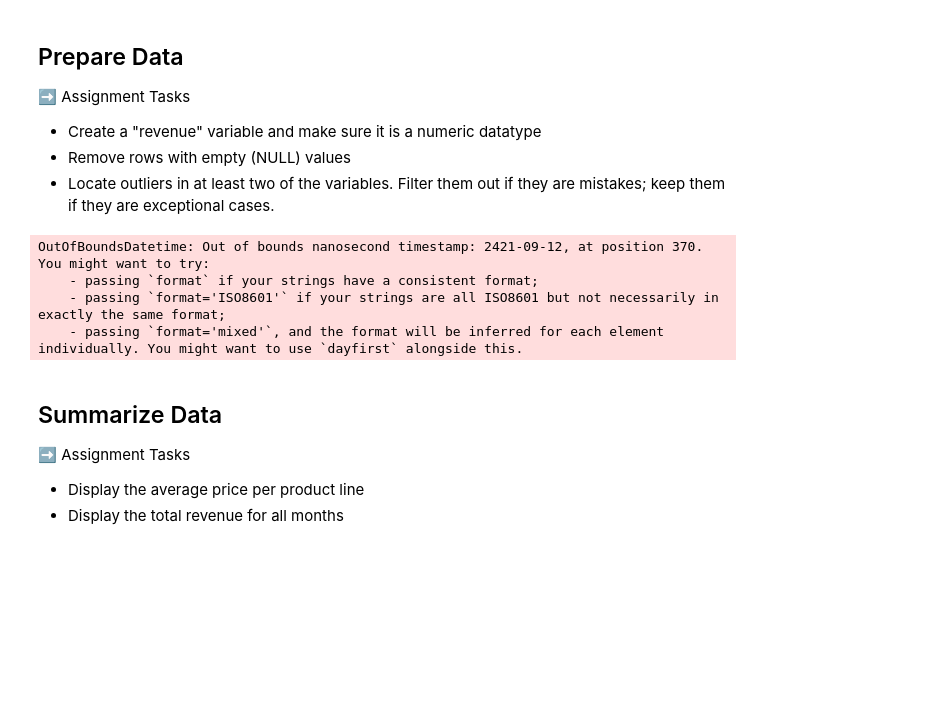
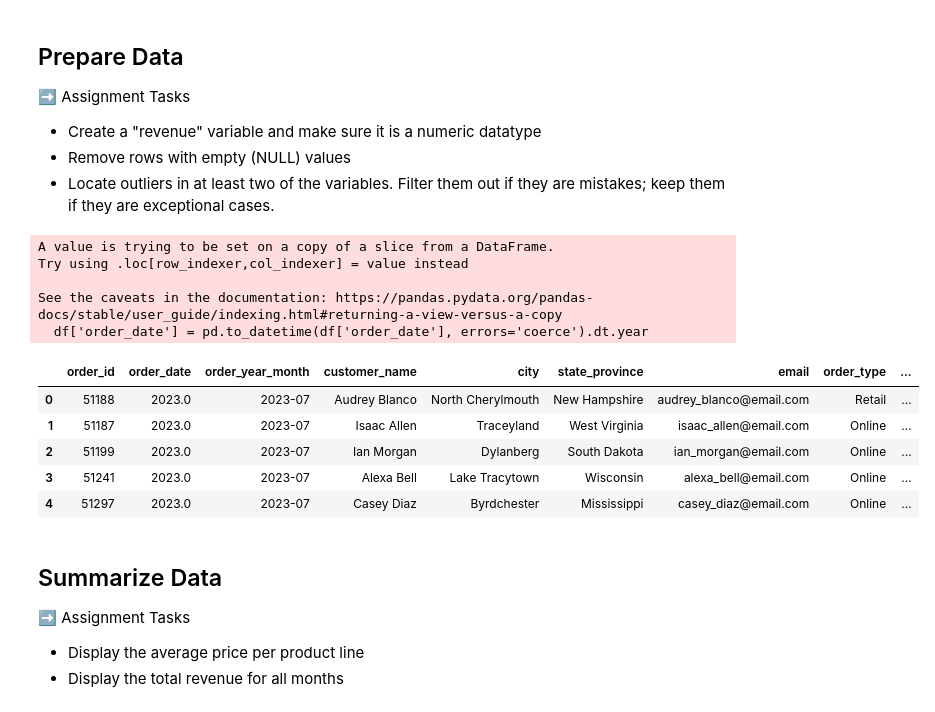
Before and after one commit to MHN-Main/4487, a Jupyter notebook: Labs/Scripts/lab_03_retailer_intro.ipynb, the cells around one changed output. Drawn from its saved outputs; the diff is of its cells as text; code cells hidden in the pictures; blank space fills up the shorter version.

```diff
--- a/Labs/Scripts/lab_03_retailer_intro.ipynb
+++ b/Labs/Scripts/lab_03_retailer_intro.ipynb
@@ -47,7 +47,7 @@ import numpy as np
 - Import data from the SuperStore retail dataset into a dataframe (in GitHub go to Labs > DataSets)
 - Describe or profile the dataframe
 # %%
-df = pd.read_csv('https://github.com/Stan-Pugsley/is_4487_base/blob/main/Labs/DataSets/superstore_retail_orders.csv?raw=true')
+df = pd.read_csv('superstore_retail_orders.csv')
 print(df)
 # %% [output]
        order_id  order_date order_year_month     customer_name  \
@@ -74,38 +74,29 @@ print(df)
 - Create a "revenue" variable and make sure it is a numeric datatype
 - Remove rows with empty (NULL) values
 - Locate outliers in at least two of the variables.   Filter them out if they are mistakes; keep them if they are exceptional cases.
-# %%
-#Create "revenue" var
-df['revenue'] = df['quantity'] * df['product_price']
-
-#Remove NULL rows
-df_clean = df.dropna()
-
-
-#Locate outliers in price
-def detect_outliers_iqr(data):
-    q1 = np.percentile(data, 25)
-    q3 = np.percentile(data, 75)
-    iqr = q3 - q1
-    lower_bound = q1 - 1.5 * iqr
-    upper_bound = q3 + 1.5 * iqr
-    outliers = np.where((data < lower_bound) | (data > upper_bound))[0]
-    return outliers
-
-
-price_outliers = detect_outliers_iqr(df_clean['product_price'])
-
-df_filtered = df_clean.drop(df_clean.index[price_outliers])
-
-#convert order_year_month
-df['order_date'] = pd.to_datetime(df['order_date']).dt.year
-df_filteredfin = df[(df['order_date'] <= 1922) & (df['order_date'] >= 2421)]
-df_filteredfin.head()
-# %% [output]
-OutOfBoundsDatetime: Out of bounds nanosecond timestamp: 2421-09-12, at position 370. You might want to try:
-    - passing `format` if your strings have a consistent format;
-    - passing `format='ISO8601'` if your strings are all ISO8601 but not necessarily in exactly the same format;
-    - passing `format='mixed'`, and the format will be inferred for each element individually. You might want to use `dayfirst` alongside this.
+# %%
+#create revenue var
+df['revenue'] = df['quantity'] * df['product_price']
+
+#remove null rows
+df = df.dropna()
+
+#filter outliers
+df['order_date'] = pd.to_datetime(df['order_date'], errors='coerce').dt.year
+df_filtered = df[(df['order_date'] >= 2022) & (df['order_date'] <= 2024)]
+df_filtered.head()
+# %% [output]
+A value is trying to be set on a copy of a slice from a DataFrame.
+Try using .loc[row_indexer,col_indexer] = value instead
+
+See the caveats in the documentation: https://pandas.pydata.org/pandas-docs/stable/user_guide/indexing.html#returning-a-view-versus-a-copy
+  df['order_date'] = pd.to_datetime(df['order_date'], errors='coerce').dt.year
+|  | order_id | order_date | order_year_month | customer_name | city | state_province | email | order_type | ... |
+| 0 | 51188 | 2023.0 | 2023-07 | Audrey Blanco | North Cherylmouth | New Hampshire | audrey_blanco@email.com | Retail | ... |
+| 1 | 51187 | 2023.0 | 2023-07 | Isaac Allen | Traceyland | West Virginia | isaac_allen@email.com | Online | ... |
+| 2 | 51199 | 2023.0 | 2023-07 | Ian Morgan | Dylanberg | South Dakota | ian_morgan@email.com | Online | ... |
+| 3 | 51241 | 2023.0 | 2023-07 | Alexa Bell | Lake Tracytown | Wisconsin | alexa_bell@email.com | Online | ... |
+| 4 | 51297 | 2023.0 | 2023-07 | Casey Diaz | Byrdchester | Mississippi | casey_diaz@email.com | Online | ... |
 # %% [markdown]
 ## Summarize Data
 
```
Also changed, not shown: parts of 3 cells of this notebook.
